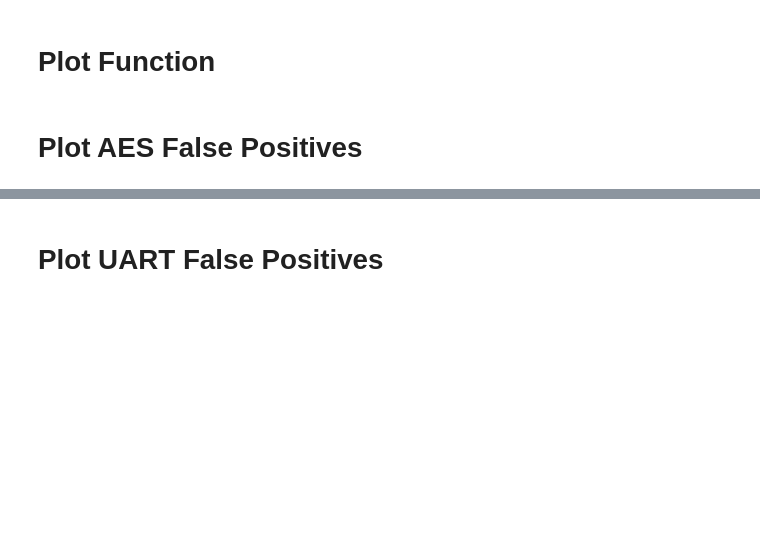
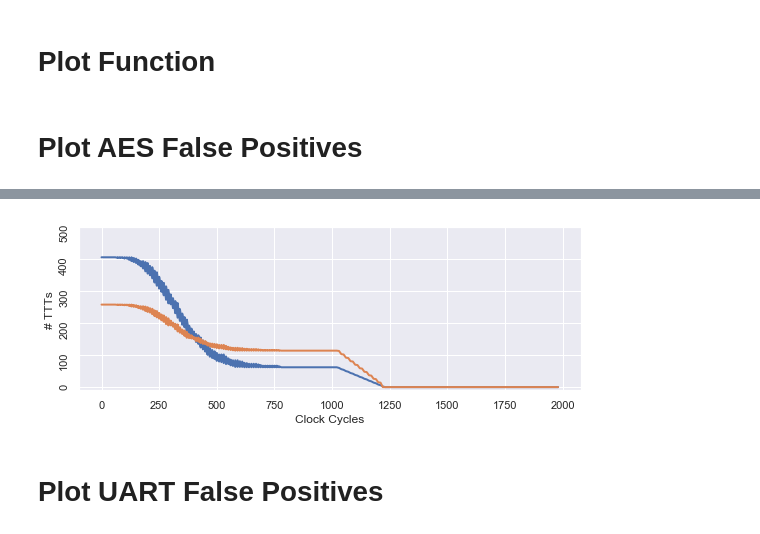
Before and after one commit to timothytrippel/bomberman, a Jupyter notebook: circuits/plots/exp_002_false_positives_multi_plot.ipynb, the cells around one changed output, grey strips where cells are left out. Saved outputs shown, nothing was run; the diff lists cells and outputs as text; code cells hidden in the pictures; blank space fills up the shorter version.

```diff
--- a/circuits/plots/exp_002_false_positives_multi_plot.ipynb
+++ b/circuits/plots/exp_002_false_positives_multi_plot.ipynb
@@ -230,3 +334,48 @@ if AES_SAVE_AS_PDF:
+# %%
+merged_df = pd.concat([aes_tjfree_df_0, \
+                       aes_tjfree_df_1, \
+                       aes_tjfree_df_2, \
+                       aes_tjfree_df_3, \
+                       aes_tjfree_df_4, \
+                       aes_tjfree_df_5, \
+                       aes_tjfree_df_6, \
+                       aes_tjfree_df_7, \
+                       aes_tjfree_df_8, \
+                       aes_tjfree_df_9, \
+                       aes_tjfree_df_10, \
+                       aes_tjfree_df_11, \
+                       aes_tjfree_df_12, \
+                       aes_tjfree_df_13, \
+                       aes_tjfree_df_14, \
+                       aes_tjfree_df_15, \
+                       aes_tjfree_df_16, \
+                       aes_tjfree_df_17, \
+                       aes_tjfree_df_18, \
+                       aes_tjfree_df_19, \
+                       aes_tjfree_df_20, \
+                       aes_tjfree_df_21, \
+                       aes_tjfree_df_22, \
+                       aes_tjfree_df_23, \
+                       aes_tjfree_df_24])
+# %%
+# Create Figure
+sns.set()
+fig, ax = plt.subplots(1, 1, figsize=(9, 3))
+
+# Plot Data
+sns.lineplot(x="Time", y="Total Malicious Coalesced TTTs",   data=merged_df, ax=ax, linewidth=LINE_WIDTH, estimator=None)
+sns.lineplot(x="Time", y="Total Malicious Distributed TTTs", data=merged_df, ax=ax, linewidth=LINE_WIDTH, estimator=None)
+
+# 8i
+
+# Format Main Plot
+ax.set_ylim(-10, 500)
+ax.set_xlabel('Clock Cycles')
+ax.set_ylabel('# TTTs')
+for tick in ax.get_yticklabels():
+    tick.set_rotation(90)
+# %% [output]
+[figure, added]
 # %% [markdown]
 # Plot UART False Positives
 # %%
```
Also changed, not shown: parts of 5 cells of this notebook, 7 other files.
